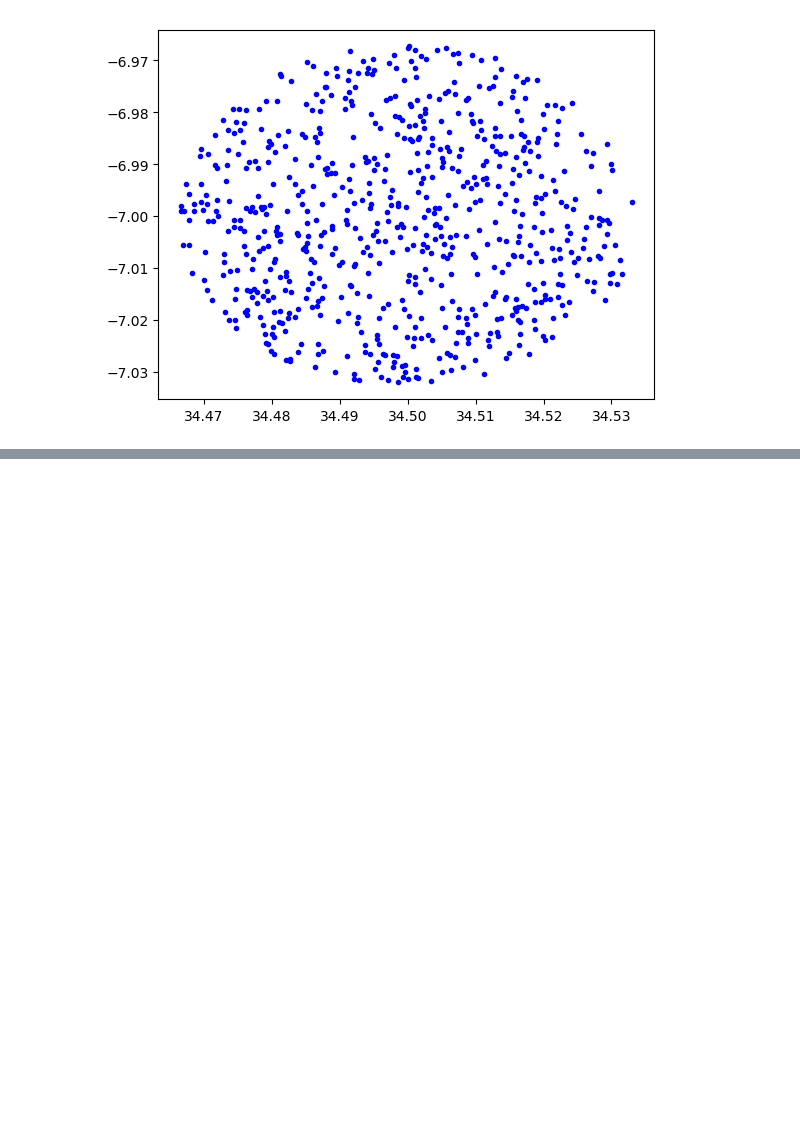
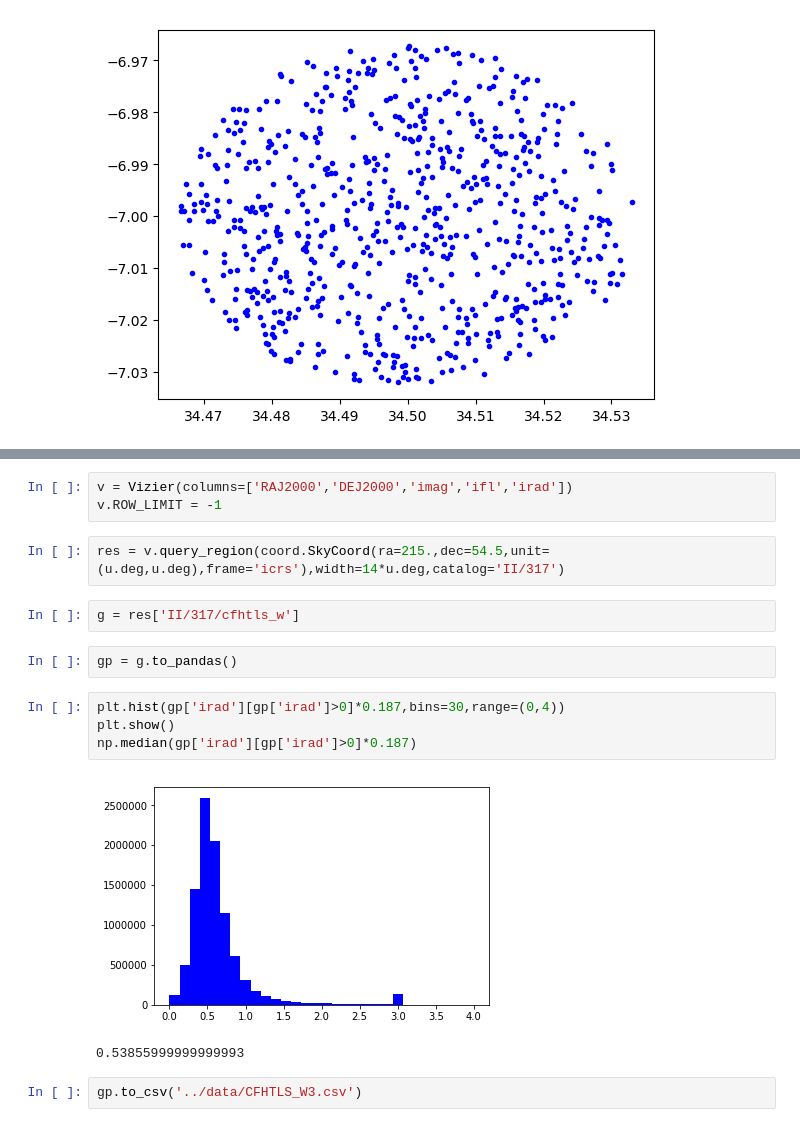
Before and after one commit to GiorgioManzoni/PAUS_code, a Jupyter notebook: 011_radius_essential.ipynb, the cells around one changed output, grey strips where cells are left out. Saved outputs shown, nothing was run; the diff lists cells and outputs as text; blank space fills up the shorter version.

```diff
--- a/011_radius_essential.ipynb
+++ b/011_radius_essential.ipynb
@@ -1111,0 +1217,18 @@ plt.show()
+# %%
+v = Vizier(columns=['RAJ2000','DEJ2000','imag','ifl','irad'])
+v.ROW_LIMIT = -1
+# %%
+res = v.query_region(coord.SkyCoord(ra=215.,dec=54.5,unit=(u.deg,u.deg),frame='icrs'),width=14*u.deg,catalog='II/317')
+# %%
+g = res['II/317/cfhtls_w']
+# %%
+gp = g.to_pandas()
+# %%
+plt.hist(gp['irad'][gp['irad']>0]*0.187,bins=30,range=(0,4))
+plt.show()
+np.median(gp['irad'][gp['irad']>0]*0.187)
+# %% [output]
+[figure, added]
+0.53855999999999993
+# %%
+gp.to_csv('../data/CFHTLS_W3.csv')
```
Also changed, not shown: parts of 19 cells of this notebook.
